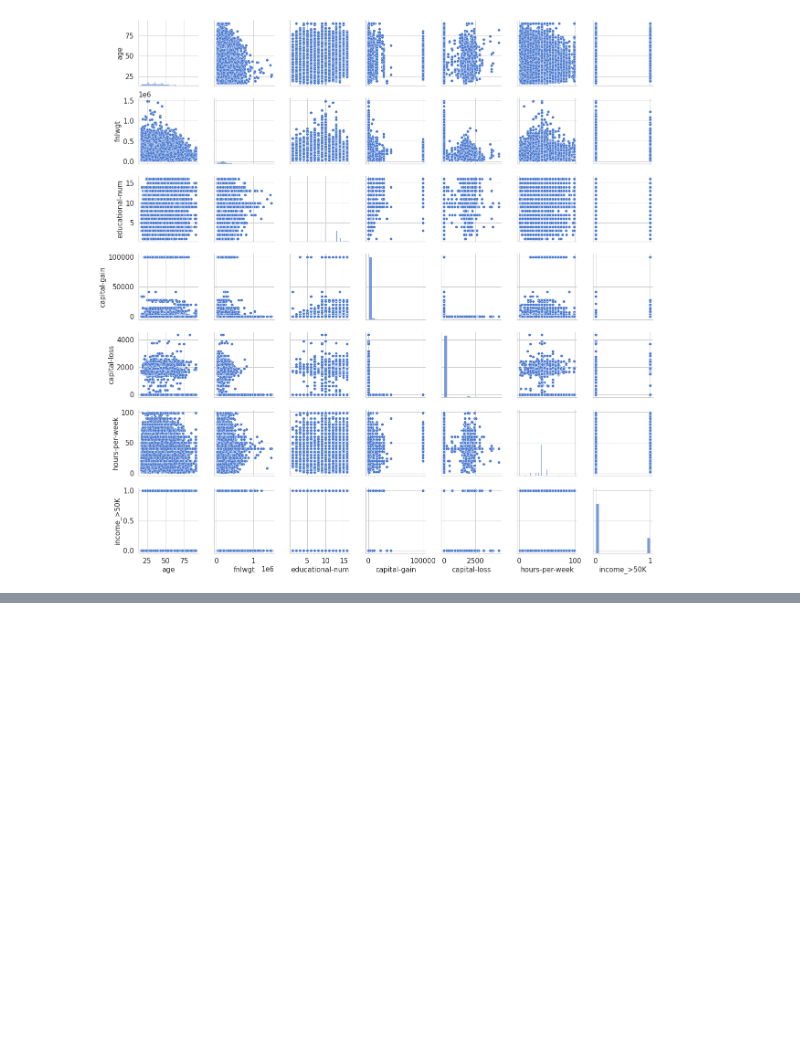
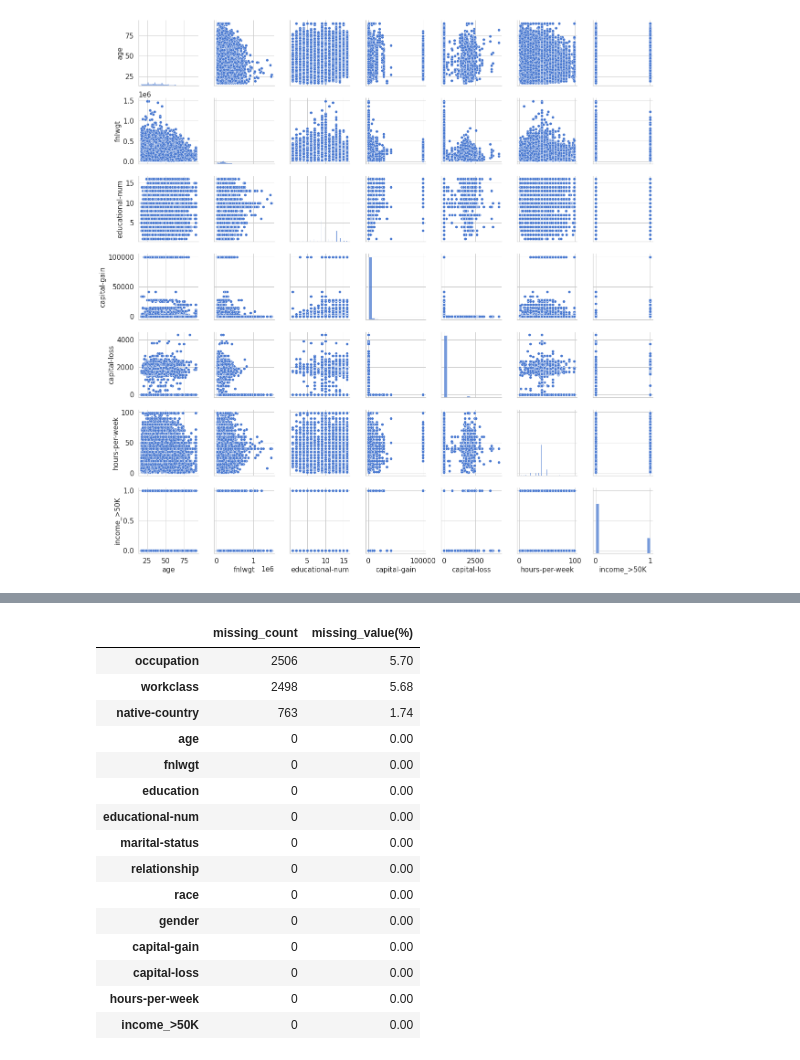
Before and after one commit to heesukjang/Income_Prediction, a Jupyter notebook: Income_Prediction.ipynb, the cells around one changed output, grey strips where cells are left out. Drawn from its saved outputs; the diff is of its cells as text; code cells hidden in the pictures; blank space fills up the shorter version.

```diff
--- a/Income_Prediction.ipynb
+++ b/Income_Prediction.ipynb
@@ -144,0 +150,3 @@ sns.pairplot(df_train)
+# %%
+missing_count = df_train.isnull().sum().sort_values(ascending=False)
+print(missing_count)
@@ -144,0 +170,25 @@ sns.pairplot(df_train)
+# %%
+def check_missing_data(data):
+  missing_count = data.isnull().sum().sort_values(ascending=False)
+  percent = round(missing_count/len(data)*100, 2)
+  df_perc = pd.concat({'missing_count':missing_count, 'missing_value(%)':percent}, axis=1)
+  return df_perc
+
+check_missing_data(df_train)
+# %% [output]
+|  | missing_count | missing_value(%) |
+| occupation | 2506 | 5.70 |
+| workclass | 2498 | 5.68 |
+| native-country | 763 | 1.74 |
+| age | 0 | 0.00 |
+| fnlwgt | 0 | 0.00 |
+| education | 0 | 0.00 |
+| educational-num | 0 | 0.00 |
+| marital-status | 0 | 0.00 |
+| relationship | 0 | 0.00 |
+| race | 0 | 0.00 |
+| gender | 0 | 0.00 |
+| capital-gain | 0 | 0.00 |
+| capital-loss | 0 | 0.00 |
+| hours-per-week | 0 | 0.00 |
+| income_>50K | 0 | 0.00 |
```
Also changed, not shown: parts of 3 cells of this notebook.
